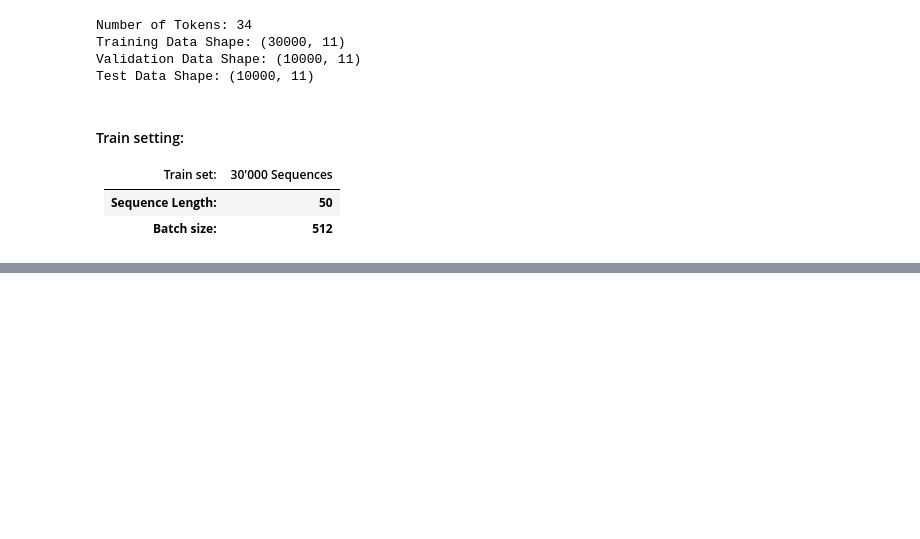
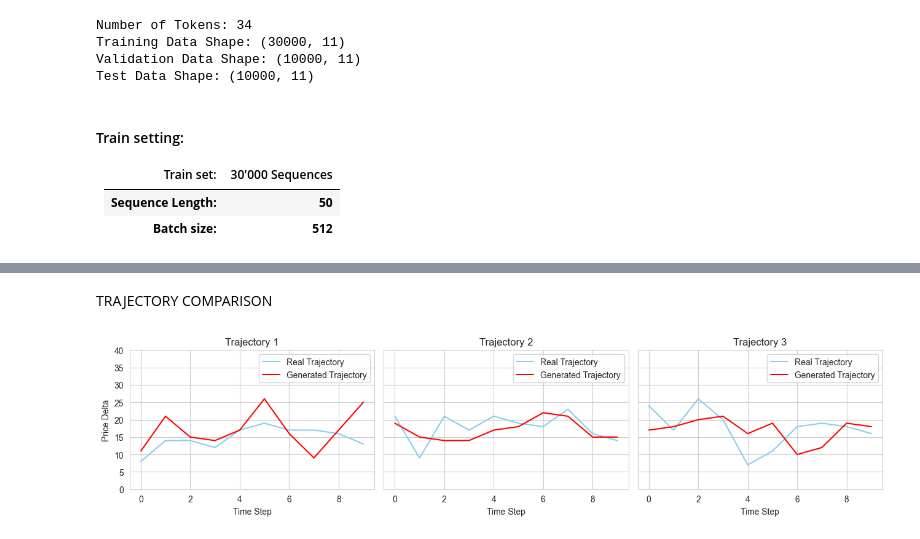
Before and after one commit to FrensiZ/adversial_learning, a Jupyter notebook: adversial_learning.ipynb, the cells around one changed output, grey strips where cells are left out. Saved outputs shown, nothing was run; the diff lists cells and outputs as text; code cells hidden in the pictures; blank space fills up the shorter version.

```diff
--- a/adversial_learning.ipynb
+++ b/adversial_learning.ipynb
@@ -309,0 +464,30 @@ Entropy of Validation Data: 2.859
+# %% [markdown]
+TRAJECTORY COMPARISON
+# %%
+# Set Seaborn style with custom grid transparency
+sns.set_style("whitegrid", rc={"grid.alpha": 0.5})  # Adjust grid transparency to 0.3
+
+# Create the subplots
+fig, axes = plt.subplots(1, 3, figsize=(13, 3.2))  # 1 row, 3 columns
+axes = axes.flatten()
+
+# Plot the real and simulated trajectories
+for i in range(3):
+    axes[i].plot(test_data[i][1:], label='Real Trajectory', color='skyblue', linewidth=1.5)
+    axes[i].plot(trajectories[i][1:], label='Generated Trajectory', color='red', linewidth=1.5)
+    axes[i].legend(loc='best')
+    axes[i].set_title(f'Trajectory {i+1}')
+    axes[i].set_ylim(0, 40)
+    axes[i].set_xlabel('Time Step')
+
+    if i == 0:  # Only set y-axis label on the first plot
+        axes[i].set_ylabel('Price Delta')
+    else:
+        axes[i].tick_params(labelleft=False)  # Remove y-axis labels and ticks for the 2nd and 3rd plots
+
+# Adjust spacing between plots to bring them closer
+plt.subplots_adjust(wspace=0)  # Reduce space between plots
+plt.tight_layout()
+plt.show()
+# %% [output]
+[figure, added]
```
Also changed, not shown: parts of 15 cells of this notebook.
